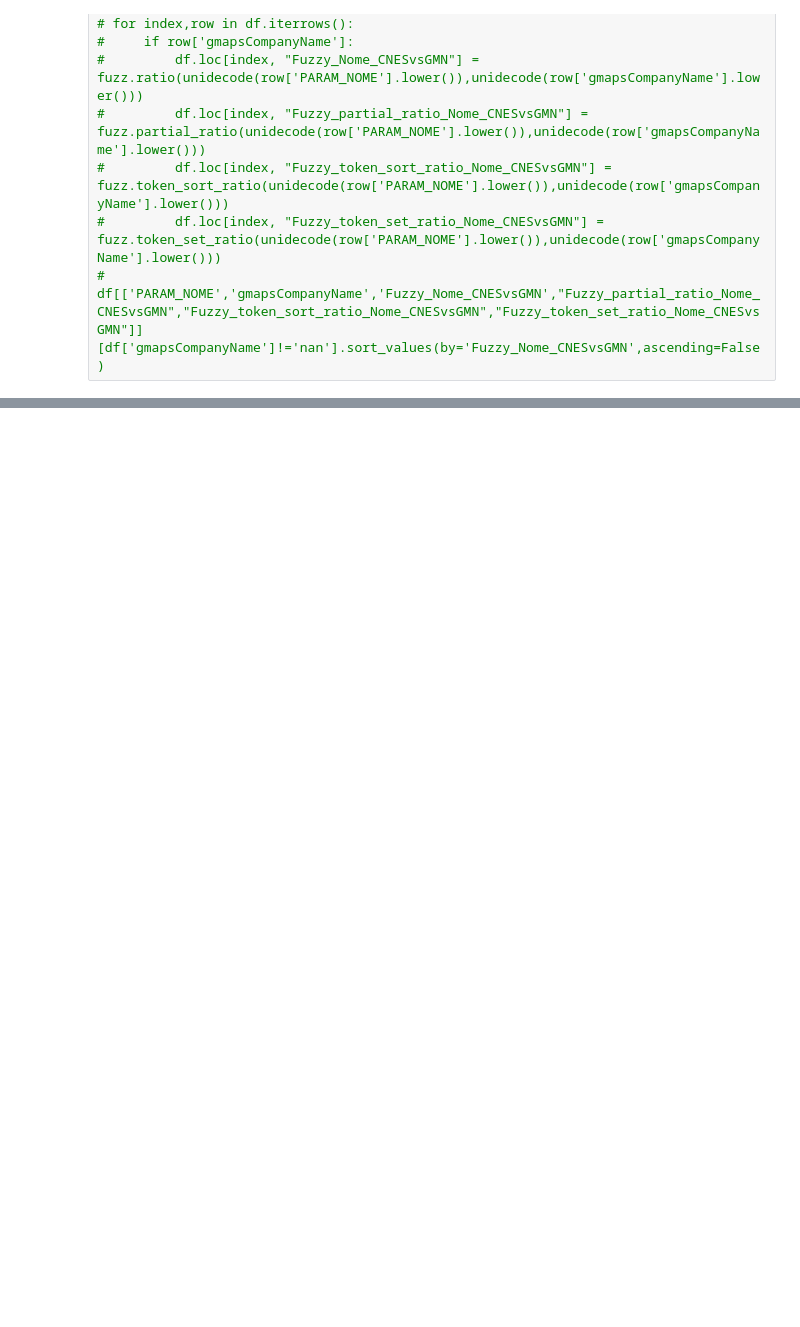
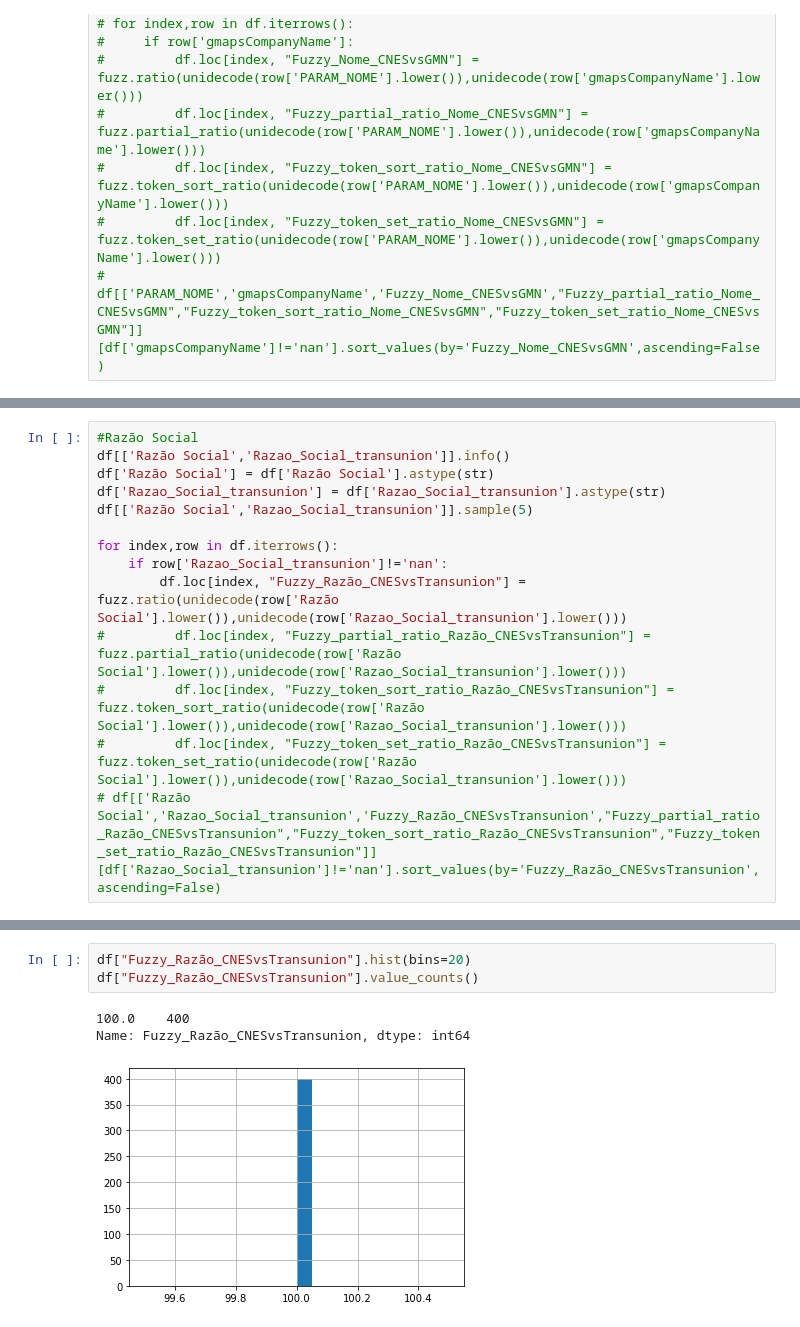
Before and after one commit to renatolotto/HZN-tese-psiquiatria, a Jupyter notebook: Fuzzy_pipe.ipynb, the cells around one changed output, grey strips where cells are left out. Cells and saved outputs as stored; diff of their text form; blank space fills up the shorter version.

```diff
--- a/Fuzzy_pipe.ipynb
+++ b/Fuzzy_pipe.ipynb
@@ -255,0 +318,14 @@ df[['gmapsStreet','gmapsNumber']][df['gmapsAddress'].notnull()]
+# %%
+#Razão Social
+df[['Razão Social','Razao_Social_transunion']].info()
+df['Razão Social'] = df['Razão Social'].astype(str)
+df['Razao_Social_transunion'] = df['Razao_Social_transunion'].astype(str)
+df[['Razão Social','Razao_Social_transunion']].sample(5)
+
+for index,row in df.iterrows():
+    if row['Razao_Social_transunion']!='nan':
+        df.loc[index, "Fuzzy_Razão_CNESvsTransunion"] =  fuzz.ratio(unidecode(row['Razão Social'].lower()),unidecode(row['Razao_Social_transunion'].lower()))
+#         df.loc[index, "Fuzzy_partial_ratio_Razão_CNESvsTransunion"] =  fuzz.partial_ratio(unidecode(row['Razão Social'].lower()),unidecode(row['Razao_Social_transunion'].lower()))
+#         df.loc[index, "Fuzzy_token_sort_ratio_Razão_CNESvsTransunion"] =  fuzz.token_sort_ratio(unidecode(row['Razão Social'].lower()),unidecode(row['Razao_Social_transunion'].lower()))
+#         df.loc[index, "Fuzzy_token_set_ratio_Razão_CNESvsTransunion"] =  fuzz.token_set_ratio(unidecode(row['Razão Social'].lower()),unidecode(row['Razao_Social_transunion'].lower()))
+# df[['Razão Social','Razao_Social_transunion','Fuzzy_Razão_CNESvsTransunion',"Fuzzy_partial_ratio_Razão_CNESvsTransunion","Fuzzy_token_sort_ratio_Razão_CNESvsTransunion","Fuzzy_token_set_ratio_Razão_CNESvsTransunion"]][df['Razao_Social_transunion']!='nan'].sort_values(by='Fuzzy_Razão_CNESvsTransunion',ascending=False)
@@ -255,0 +358,7 @@ df[['gmapsStreet','gmapsNumber']][df['gmapsAddress'].notnull()]
+# %%
+df["Fuzzy_Razão_CNESvsTransunion"].hist(bins=20)
+df["Fuzzy_Razão_CNESvsTransunion"].value_counts()
+# %% [output]
+100.0    400
+Name: Fuzzy_Razão_CNESvsTransunion, dtype: int64
+[figure, added]
```
Also changed, not shown: parts of 13 cells of this notebook, 5 other files.
